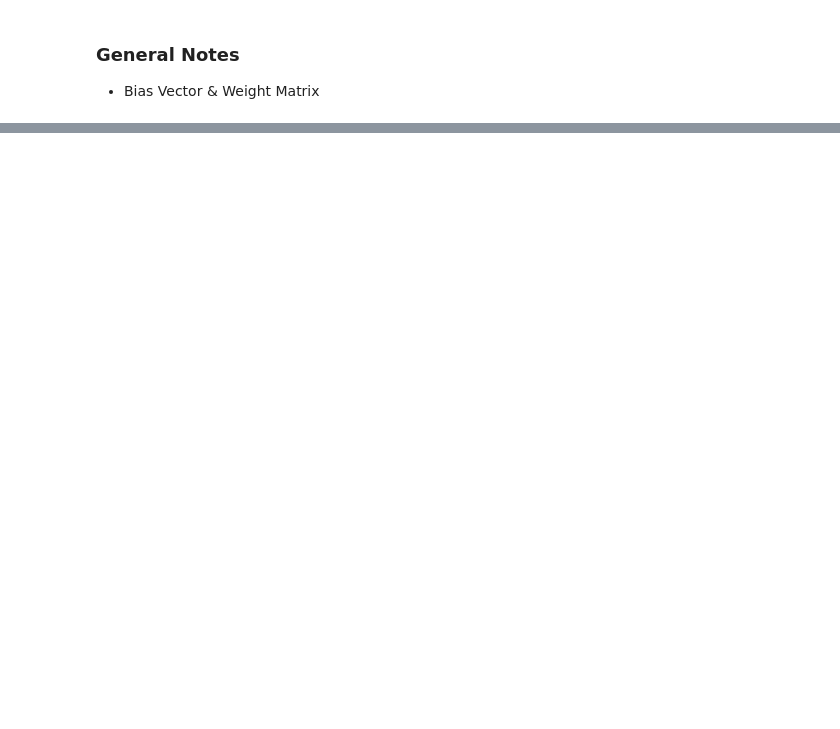
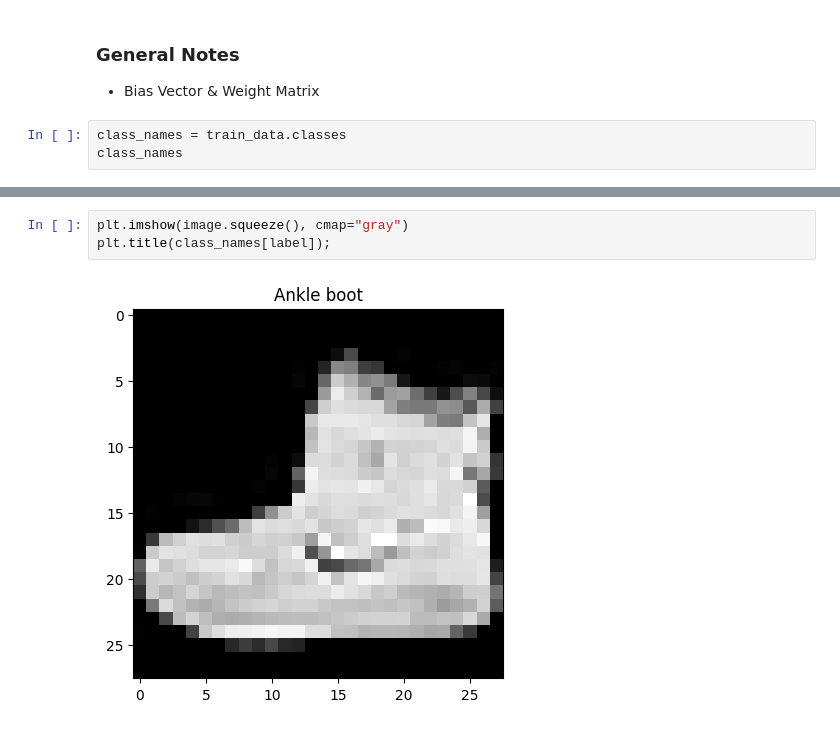
Before and after one commit to Ed-Marcavage/PyTorch, a Jupyter notebook: ComputerVision.ipynb, the cells around one changed output, grey strips where cells are left out. Drawn from its saved outputs; the diff is of its cells as text; blank space fills up the shorter version.

```diff
--- a/ComputerVision.ipynb
+++ b/ComputerVision.ipynb
@@ -79,3 +65,6 @@ image, label
 # %% [markdown]
 ### General Notes
 - Bias Vector & Weight Matrix
+# %%
+class_names = train_data.classes
+class_names
@@ -81,0 +109,5 @@ image, label
+# %%
+plt.imshow(image.squeeze(), cmap="gray")
+plt.title(class_names[label]);
+# %% [output]
+[figure, added]
```
Also changed, not shown: parts of 9 cells of this notebook.
